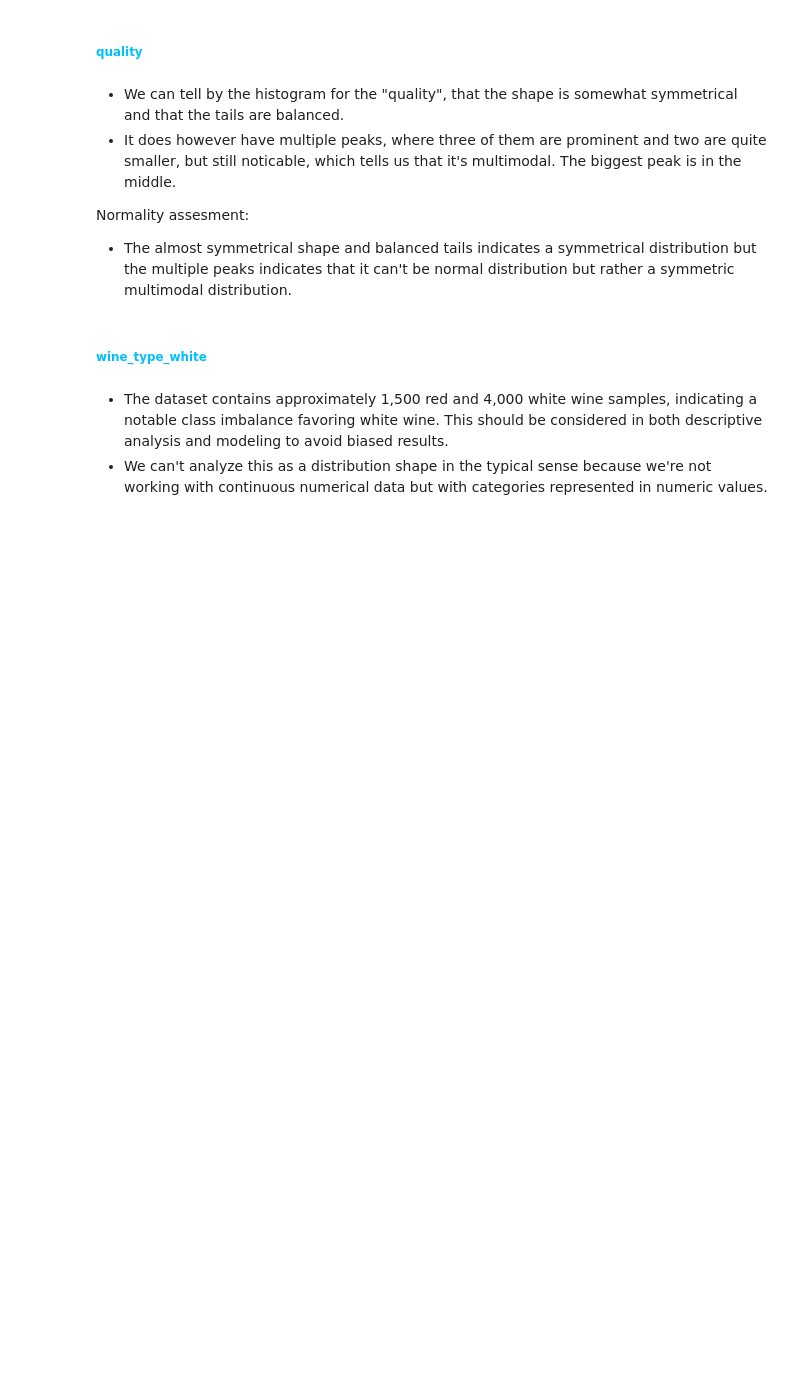
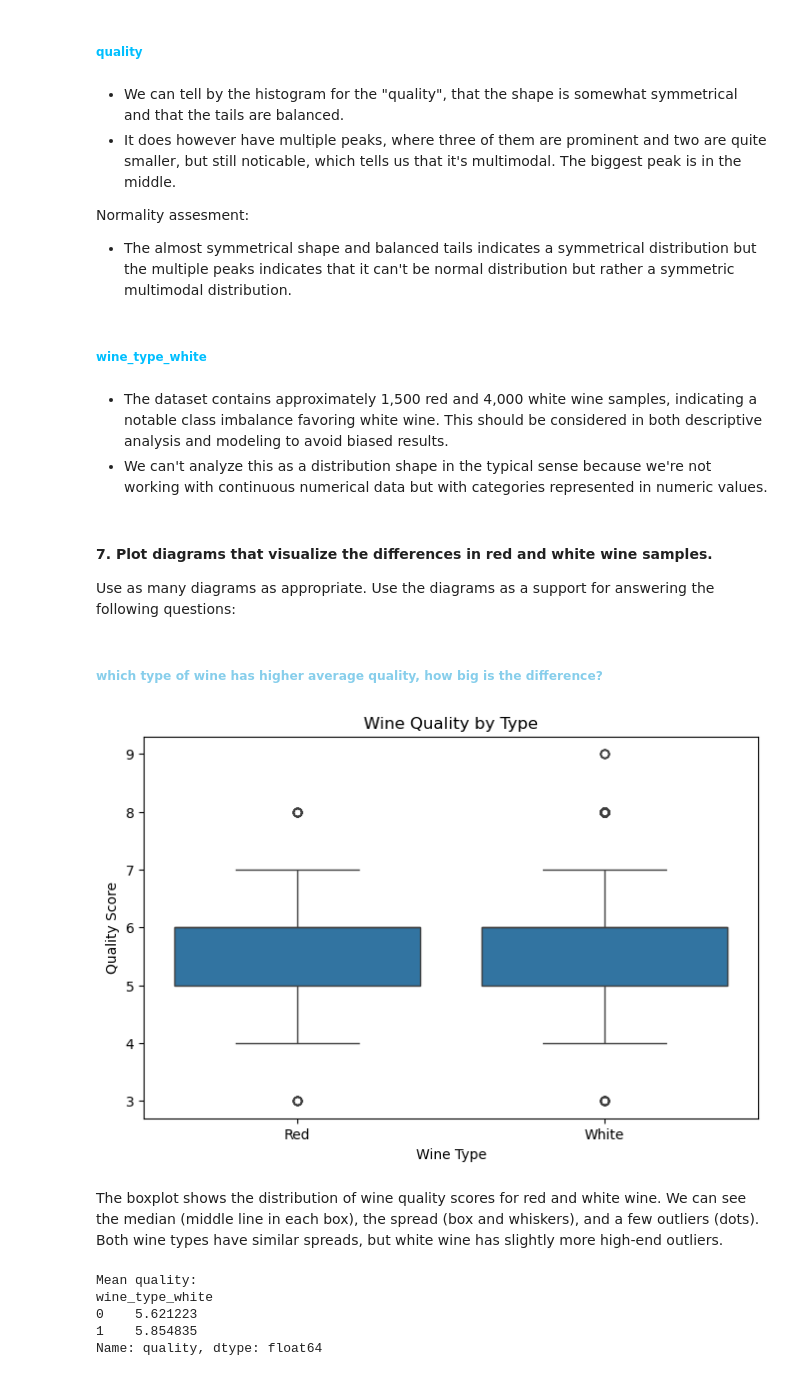
Before and after one commit to Shiihon/MiniProject_group15, a Jupyter notebook: MiniProject_2/Explore_data.ipynb, the cells around one changed output. Cells and saved outputs as stored; diff of their text form; code cells hidden in the pictures; blank space fills up the shorter version.

Commit message:
question 7 & 8

```diff
--- a/MiniProject_2/Explore_data.ipynb
+++ b/MiniProject_2/Explore_data.ipynb
@@ -370,3 +369,33 @@ Normality assesment:
 # %% [markdown]
 - The dataset contains approximately 1,500 red and 4,000 white wine samples, indicating a notable class imbalance favoring white wine. This should be considered in both descriptive analysis and modeling to avoid biased results.
 - We can't analyze this as a distribution shape in the typical sense because we're not working with continuous numerical data but with categories represented in numeric values.
+# %% [markdown]
+#### 7. Plot diagrams that visualize the differences in red and white wine samples.
+Use as many diagrams as appropriate. Use the diagrams as a support for answering the following
+questions:
+# %% [markdown]
+##### <span style="color:#87CEEB">which type of wine has higher average quality, how big is the difference?</span>
+# %%
+# To compare the distribution of wine quality scores between red and white wine.
+plt.figure(figsize=(8, 5))
+sns.boxplot(x='wine_type_white', y='quality', data=df_all)
+plt.title('Wine Quality by Type')
+plt.xlabel('Wine Type')
+plt.ylabel('Quality Score')
+plt.xticks([0, 1], ['Red', 'White'])  # 👈 set custom x-axis labels
+plt.show()
+# %% [output]
+[figure, added]
+# %% [markdown]
+The boxplot shows the distribution of wine quality scores for red and white wine.
+We can see the median (middle line in each box), the spread (box and whiskers), and a few outliers (dots). Both wine types have similar spreads, but white wine has slightly more high-end outliers.
+# %%
+# Mean quality per type, whereas in the boxplot we got shown the quality, here we get the exact numbers.
+print("Mean quality:")
+print(df_all.groupby('wine_type_white')['quality'].mean())
+# %% [output]
+Mean quality:
+wine_type_white
+0    5.621223
+1    5.854835
+Name: quality, dtype: float64
```
Also changed, not shown: parts of 33 cells of this notebook.
